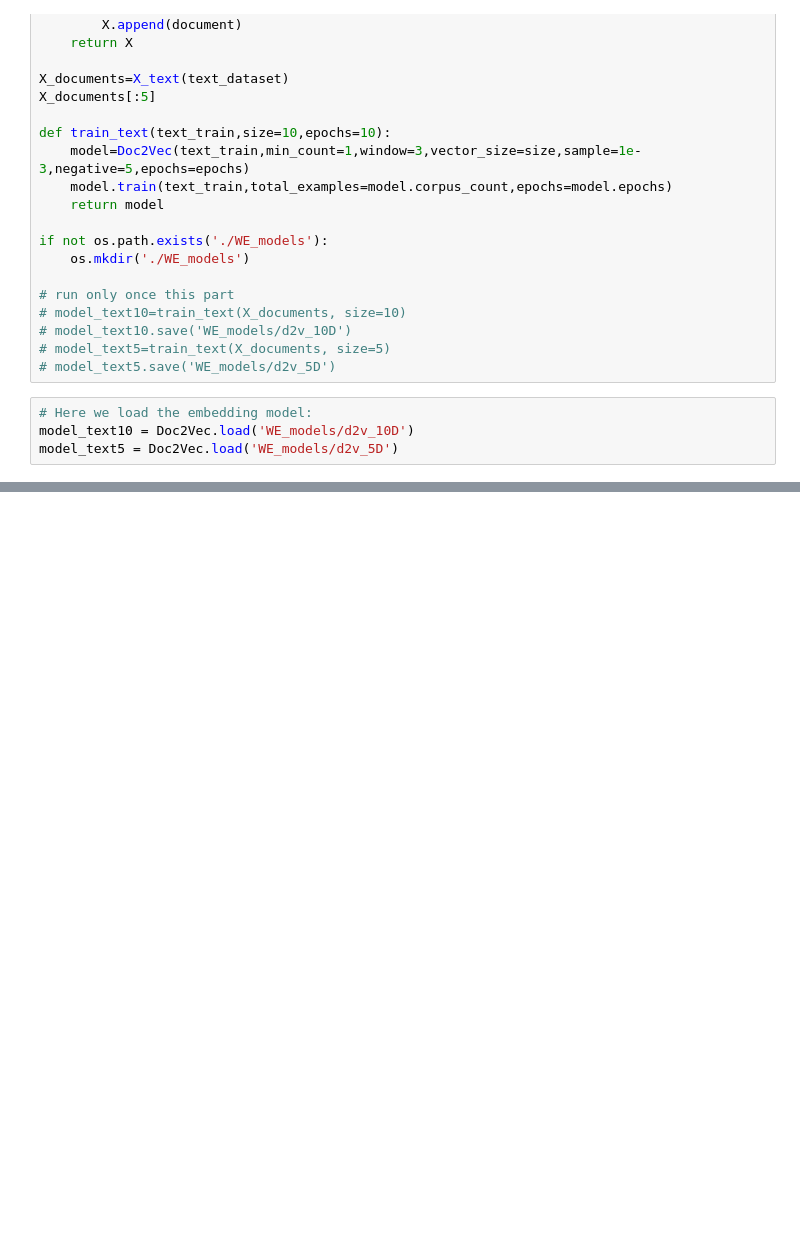
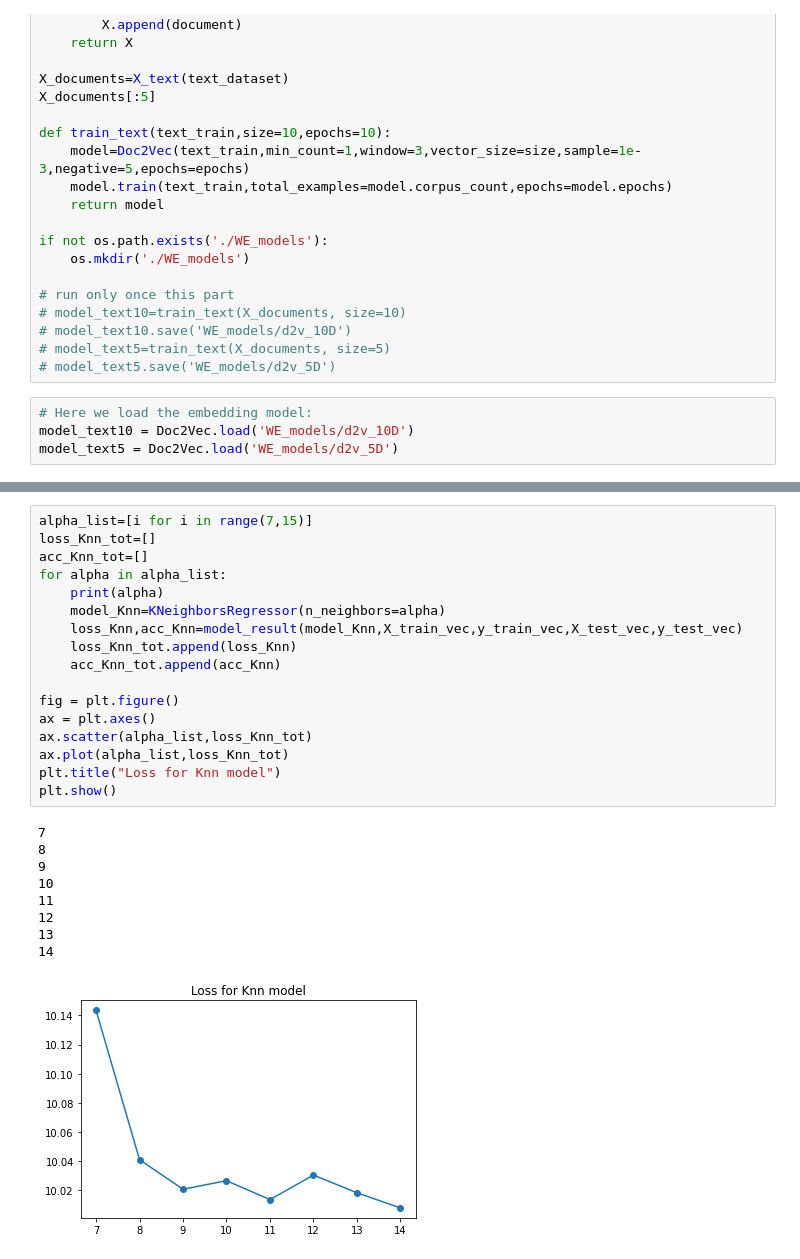
Before and after one commit to X1a-jk/inf554, a Jupyter notebook: project_vec.ipynb, the cells around one changed output, grey strips where cells are left out. Cells and saved outputs as stored; diff of their text form; blank space fills up the shorter version.

```diff
--- a/project_vec.ipynb
+++ b/project_vec.ipynb
@@ -250,0 +321,27 @@ torch.Size([247778, 25]) torch.Size([106191, 25])
+# %%
+alpha_list=[i for i in range(7,15)]
+loss_Knn_tot=[]
+acc_Knn_tot=[]
+for alpha in alpha_list:
+    print(alpha)
+    model_Knn=KNeighborsRegressor(n_neighbors=alpha)
+    loss_Knn,acc_Knn=model_result(model_Knn,X_train_vec,y_train_vec,X_test_vec,y_test_vec)
+    loss_Knn_tot.append(loss_Knn)
+    acc_Knn_tot.append(acc_Knn)
+
+fig = plt.figure()
+ax = plt.axes()
+ax.scatter(alpha_list,loss_Knn_tot)
+ax.plot(alpha_list,loss_Knn_tot)
+plt.title("Loss for Knn model")
+plt.show()
+# %% [output]
+7
+8
+9
+10
+11
+12
+13
+14
+[figure, added]
```
Also changed, not shown: parts of 13 cells of this notebook, 1 other file.
